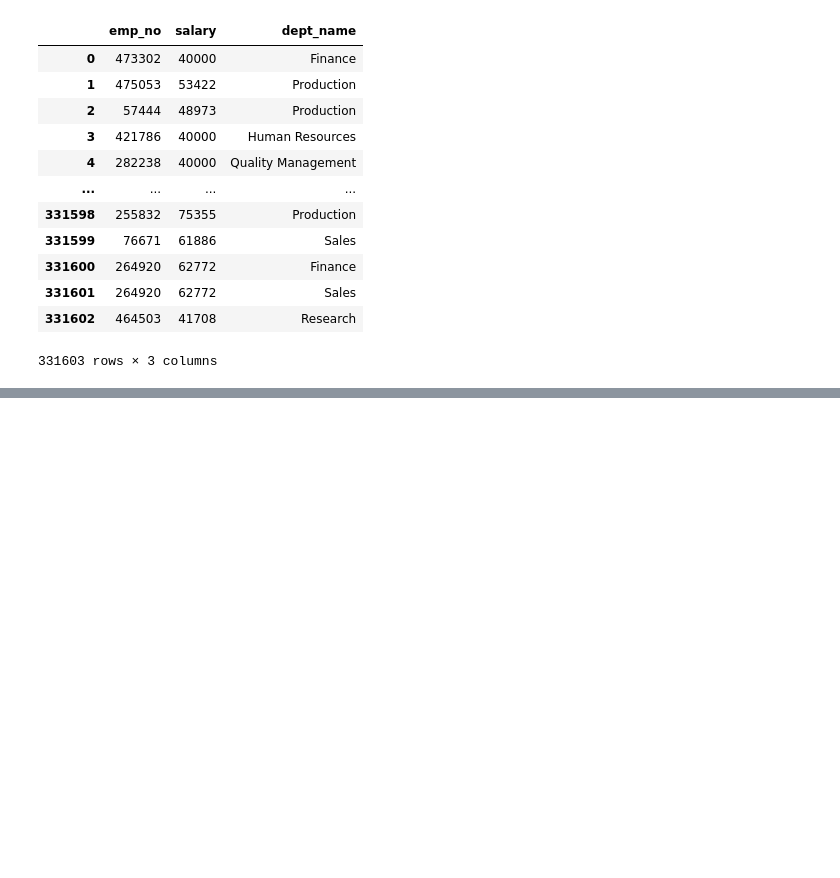
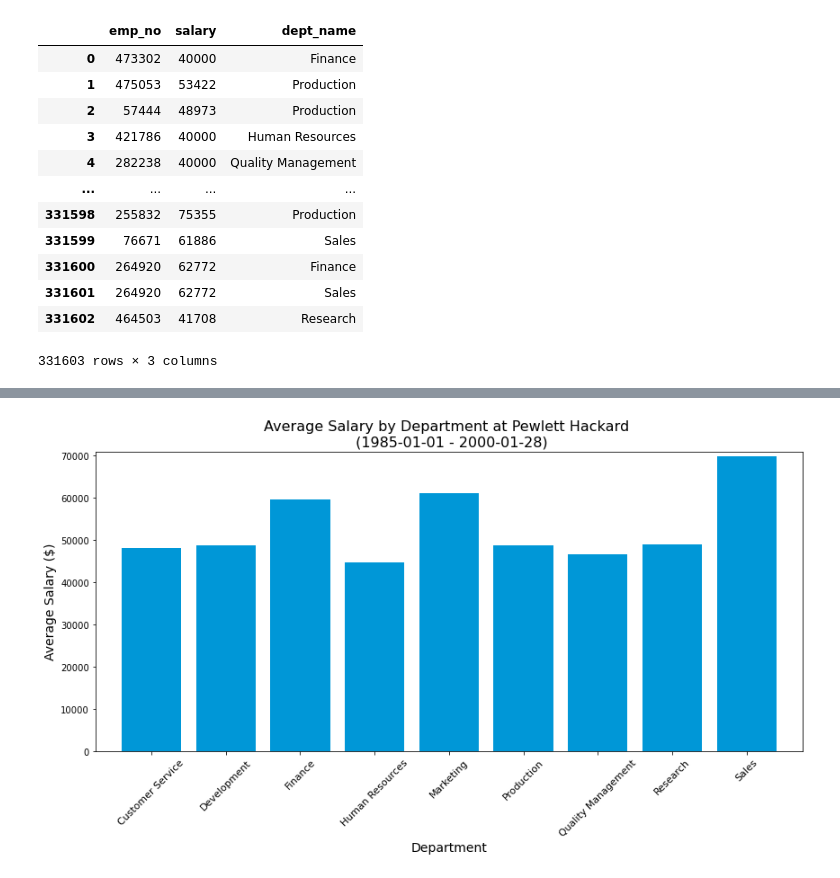
Before and after one commit to beaujeffrey03/sql-challenge, a Jupyter notebook: py_analysis.ipynb, the cells around one changed output, grey strips where cells are left out. Cells and saved outputs as stored; diff of their text form; code cells hidden in the pictures; blank space fills up the shorter version.

```diff
--- a/py_analysis.ipynb
+++ b/py_analysis.ipynb
@@ -187,0 +181,17 @@ grouped_dept_df
+# %%
+x_axis = grouped_dept_df['dept_name']
+y_axis = grouped_dept_df['avg_salary']
+tick_locations = [value for value in x_axis]
+
+plt.figure(figsize=(12, 7))
+plt.bar(x_axis, y_axis, color='#0097D7')
+plt.xlim(-0.75, len(x_axis)-0.25)
+plt.ylim(0, max(y_axis)+1000)
+plt.title(f'Average Salary by Department at Pewlett Hackard \n ({hire_date_min} - {hire_date_max})', size=16)
+plt.xlabel('Department', fontsize=14)
+plt.ylabel('Average Salary ($)', fontsize=14)
+plt.xticks(tick_locations, x_axis, rotation='45', size=11)
+plt.tight_layout()
+plt.show()
+# %% [output]
+[figure, added]
```
Also changed, not shown: parts of 3 cells of this notebook.
